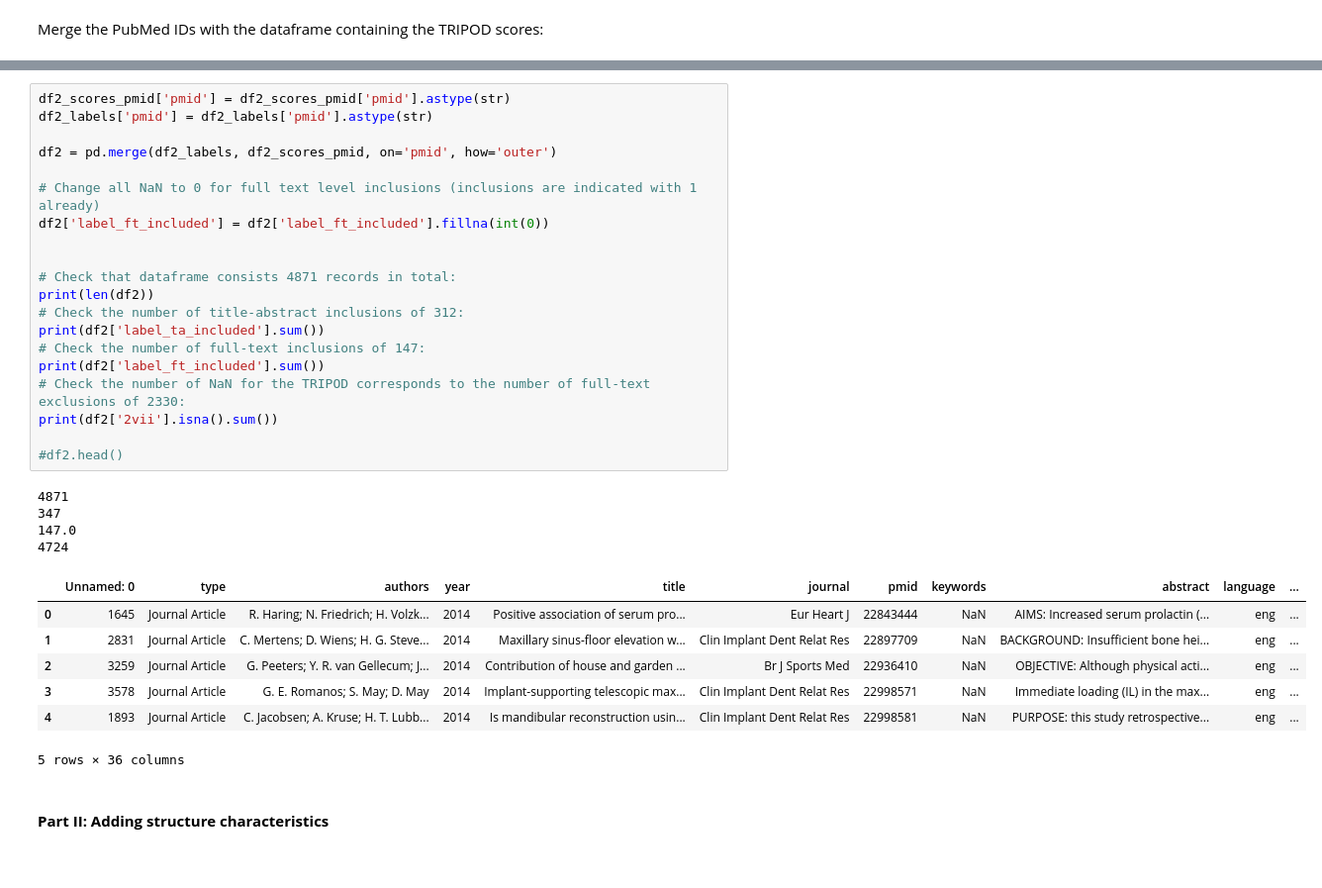
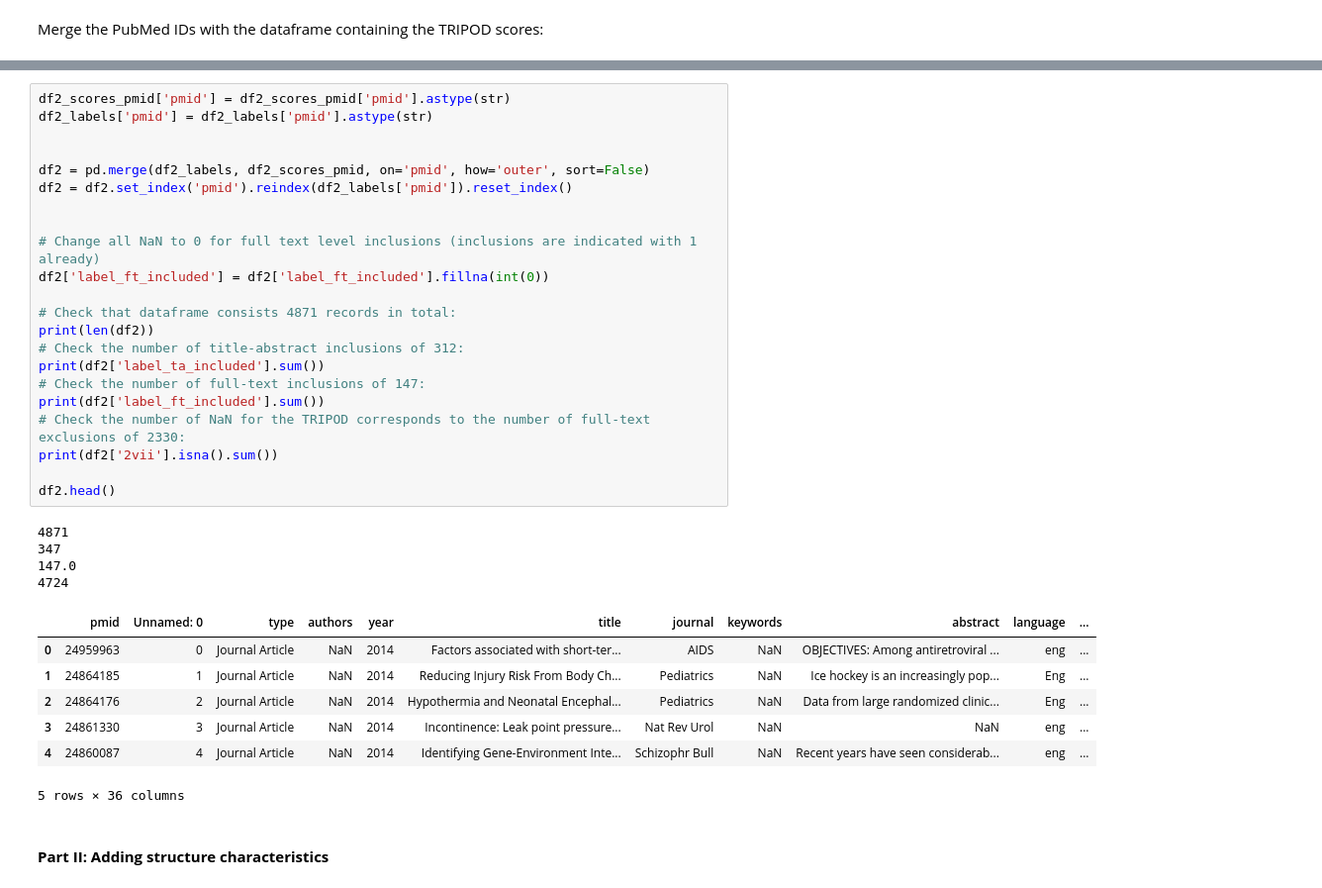
Before and after one commit to isa-sp/TAR-abstracts, a Jupyter notebook: code/data_preprocessing.ipynb, the cells around one changed output, grey strips where cells are left out. Shown at 99% size. Cells and saved outputs as stored; diff of their text form.

```diff
--- a/code/data_preprocessing.ipynb
+++ b/code/data_preprocessing.ipynb
@@ -310,34 +285,36 @@ df2_scores_pmid['percentage_reported'] = df2_scores_pmid['total_reported'] / df2
 # %%
 df2_scores_pmid['pmid'] = df2_scores_pmid['pmid'].astype(str)
 df2_labels['pmid'] = df2_labels['pmid'].astype(str)
 
-df2 = pd.merge(df2_labels, df2_scores_pmid, on='pmid', how='outer')
+
+df2 = pd.merge(df2_labels, df2_scores_pmid, on='pmid', how='outer', sort=False)
+df2 = df2.set_index('pmid').reindex(df2_labels['pmid']).reset_index()
+
 
 # Change all NaN to 0 for full text level inclusions (inclusions are indicated with 1 already)
 df2['label_ft_included'] = df2['label_ft_included'].fillna(int(0))
-
 
 # Check that dataframe consists 4871 records in total:
 print(len(df2))
 # Check the number of title-abstract inclusions of 312:
 print(df2['label_ta_included'].sum())
 # Check the number of full-text inclusions of 147:
 print(df2['label_ft_included'].sum())
 # Check the number of NaN for the TRIPOD corresponds to the number of full-text exclusions of 2330:
 print(df2['2vii'].isna().sum())
 
-#df2.head()
+df2.head()
 # %% [output]
 4871
 347
 147.0
 4724
-|  | Unnamed: 0 | type | authors | year | title | journal | pmid | keywords | abstract | language | ... |
-| 0 | 1645 | Journal Article | R. Haring; N. Friedrich; H. Volzk... | 2014 | Positive association of serum pro... | Eur Heart J | 22843444 | NaN | AIMS: Increased serum prolactin (... | eng | ... |
-| 1 | 2831 | Journal Article | C. Mertens; D. Wiens; H. G. Steve... | 2014 | Maxillary sinus-floor elevation w... | Clin Implant Dent Relat Res | 22897709 | NaN | BACKGROUND: Insufficient bone hei... | eng | ... |
-| 2 | 3259 | Journal Article | G. Peeters; Y. R. van Gellecum; J... | 2014 | Contribution of house and garden ... | Br J Sports Med | 22936410 | NaN | OBJECTIVE: Although physical acti... | eng | ... |
-| 3 | 3578 | Journal Article | G. E. Romanos; S. May; D. May | 2014 | Implant-supporting telescopic max... | Clin Implant Dent Relat Res | 22998571 | NaN | Immediate loading (IL) in the max... | eng | ... |
-| 4 | 1893 | Journal Article | C. Jacobsen; A. Kruse; H. T. Lubb... | 2014 | Is mandibular reconstruction usin... | Clin Implant Dent Relat Res | 22998581 | NaN | PURPOSE: this study retrospective... | eng | ... |
+|  | pmid | Unnamed: 0 | type | authors | year | title | journal | keywords | abstract | language | ... |
+| 0 | 24959963 | 0 | Journal Article | NaN | 2014 | Factors associated with short-ter... | AIDS | NaN | OBJECTIVES: Among antiretroviral ... | eng | ... |
+| 1 | 24864185 | 1 | Journal Article | NaN | 2014 | Reducing Injury Risk From Body Ch... | Pediatrics | NaN | Ice hockey is an increasingly pop... | Eng | ... |
+| 2 | 24864176 | 2 | Journal Article | NaN | 2014 | Hypothermia and Neonatal Encephal... | Pediatrics | NaN | Data from large randomized clinic... | Eng | ... |
+| 3 | 24861330 | 3 | Journal Article | NaN | 2014 | Incontinence: Leak point pressure... | Nat Rev Urol | NaN | NaN | eng | ... |
+| 4 | 24860087 | 4 | Journal Article | NaN | 2014 | Identifying Gene-Environment Inte... | Schizophr Bull | NaN | Recent years have seen considerab... | eng | ... |
 5 rows × 36 columns
 # %% [markdown]
 #### **Part II: Adding structure characteristics**
```
Also changed, not shown: parts of 8 cells of this notebook.
